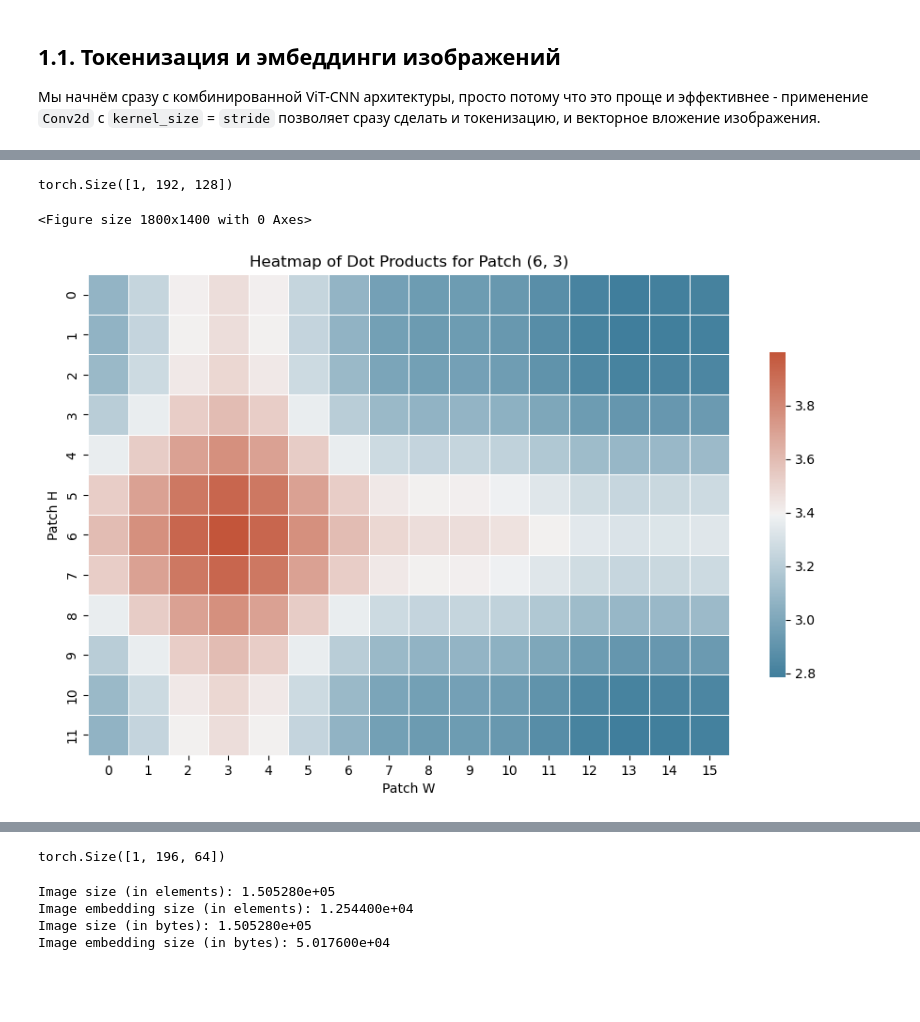
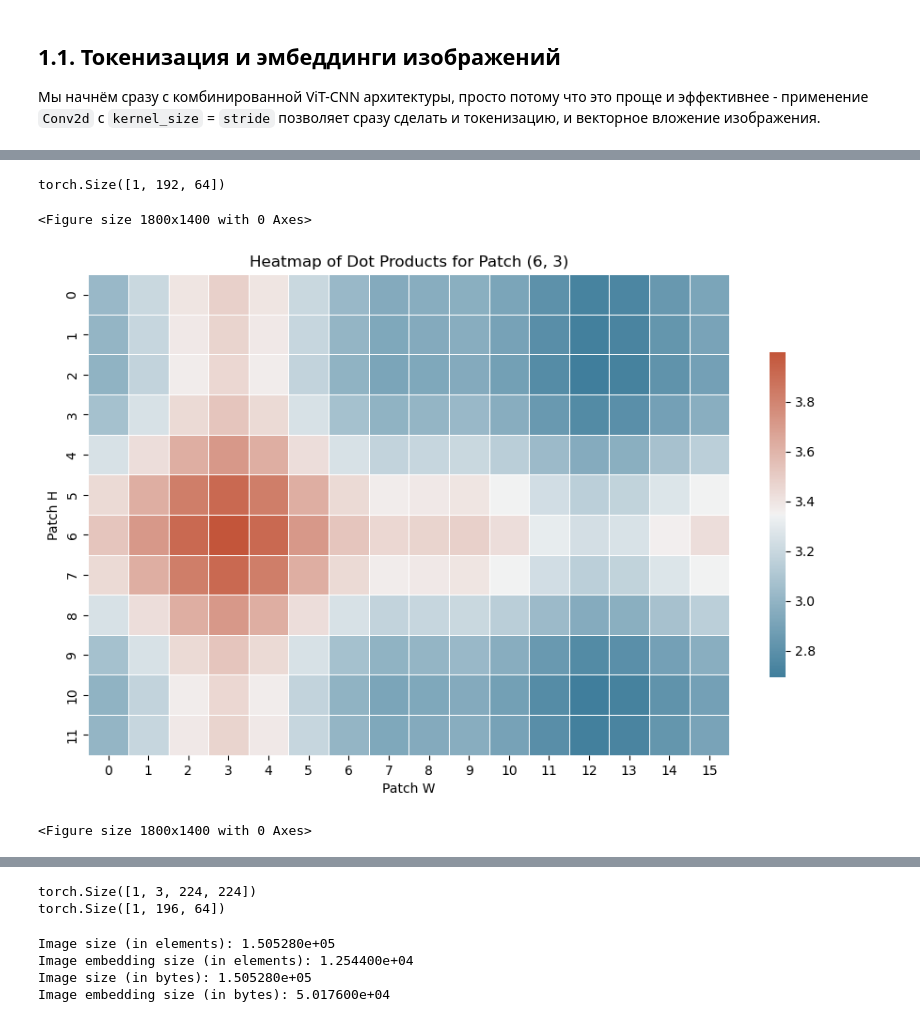
Before and after one commit to alexeivorohov-nn/nn_usu, a Jupyter notebook: LessonsP2/L3_VisionTransformers.ipynb, the cells around one changed output, grey strips where cells are left out. Drawn from its saved outputs; the diff is of its cells as text; code cells hidden in the pictures; blank space fills up the shorter version.

```diff
--- a/LessonsP2/L3_VisionTransformers.ipynb
+++ b/LessonsP2/L3_VisionTransformers.ipynb
@@ -194,19 +216,21 @@ def visualize_hw_encodings(input_patches: torch.Tensor, selected_ij: Tuple[int,
 # %%
 patch_size = 4
 in_channels = 3
-emb_dim = 128
+emb_dim = 64
 p_H, p_W = 12, 16
 
 x = torch.zeros(1, emb_dim, p_H, p_W)
 
 pos_enc = SinusoidalEncodingXY(emb_dim, separate=True)
 
 y = pos_enc(x)
 print(y.shape)
 
 visualize_hw_encodings(x, (6, 3), pos_enc)
-plt.show()
+
+visualize_hw_encodings(x, (6, 12), pos_enc)
 # %% [output]
-torch.Size([1, 192, 128])
+torch.Size([1, 192, 64])
 <Figure size 1800x1400 with 0 Axes>
-[figure, old version]
+[figure, new version]
+<Figure size 1800x1400 with 0 Axes>
@@ -253,6 +278,7 @@ emb_dim = 64
 img_H, img_W = 224, 224
 
 x = torch.zeros(batch_size, in_channels, img_H, img_W)
+print(x.shape)
 
 im2seq = ImageEmbedding(patch_size=patch_size, in_channels=in_channels, emb_dim=emb_dim)
 
@@ -260,6 +286,7 @@ y = im2seq(x)
 
 print(y.shape)
 # %% [output]
+torch.Size([1, 3, 224, 224])
 torch.Size([1, 196, 64])
 # %%
 # Сравним объём информации до и после вложения
```
Also changed, not shown: parts of 18 cells of this notebook, 3 other files.
